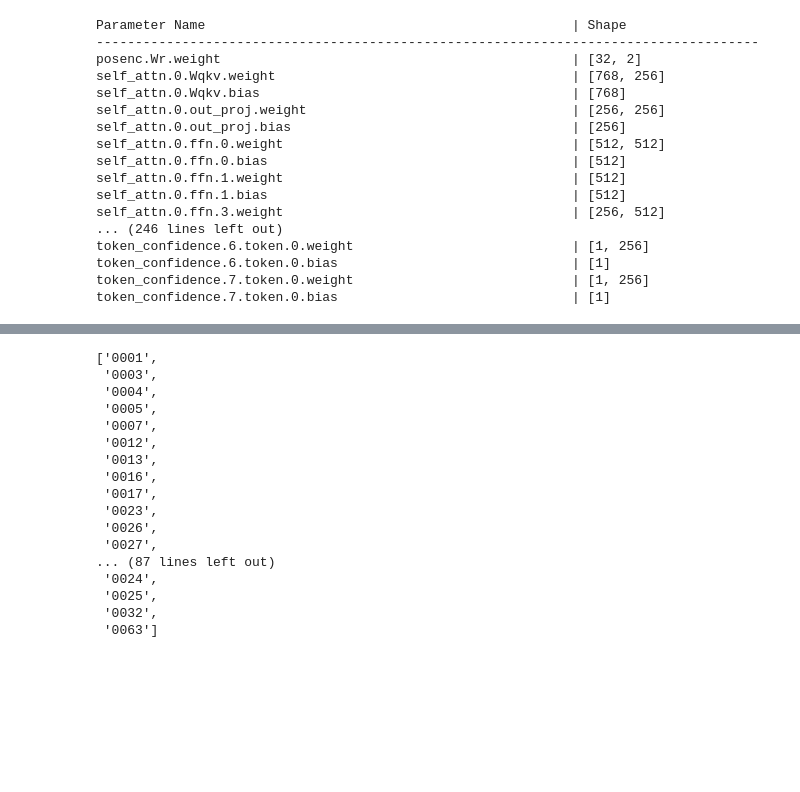
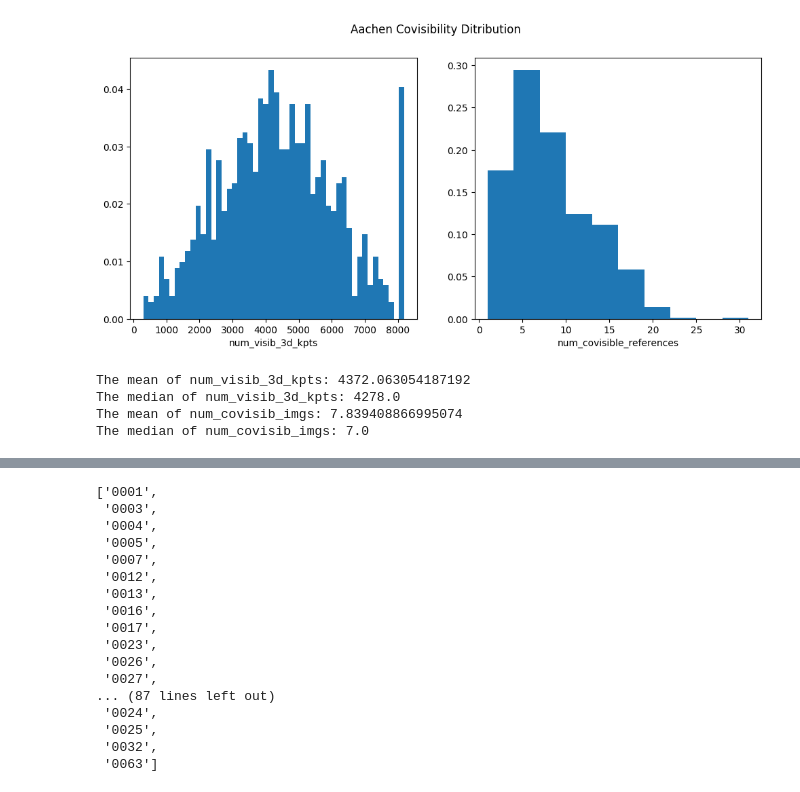
Before and after one commit to Jia0603/3d-2d-Matching-, a Jupyter notebook: file_writing_and_debugging.ipynb, the cells around one changed output, grey strips where cells are left out. Drawn from its saved outputs; the diff is of its cells as text; code cells hidden in the pictures; blank space fills up the shorter version.

```diff
--- a/file_writing_and_debugging.ipynb
+++ b/file_writing_and_debugging.ipynb
@@ -1,32 +0,0 @@
-# %%
-import torch
-
-path = "/home/x_jiagu/glue-factory/superpoint_lightglue.pth"
-state_dict = torch.load(path, map_location='cpu')
-
-if 'state_dict' in state_dict:
-    state_dict = state_dict['state_dict']
-
-print(f"{'Parameter Name':<60} | {'Shape':<20}")
-print("-" * 85)
-
-for name, param in state_dict.items():
-    print(f"{name:<60} | {str(list(param.shape)):<20}")
-# %% [output]
-Parameter Name                                               | Shape
--------------------------------------------------------------------------------------
-posenc.Wr.weight                                             | [32, 2]
-self_attn.0.Wqkv.weight                                      | [768, 256]
-self_attn.0.Wqkv.bias                                        | [768]
-self_attn.0.out_proj.weight                                  | [256, 256]
-self_attn.0.out_proj.bias                                    | [256]
-self_attn.0.ffn.0.weight                                     | [512, 512]
-self_attn.0.ffn.0.bias                                       | [512]
-self_attn.0.ffn.1.weight                                     | [512]
-self_attn.0.ffn.1.bias                                       | [512]
-self_attn.0.ffn.3.weight                                     | [256, 512]
-... (246 lines left out)
-token_confidence.6.token.0.weight                            | [1, 256]
-token_confidence.6.token.0.bias                              | [1]
-token_confidence.7.token.0.weight                            | [1, 256]
-token_confidence.7.token.0.bias                              | [1]
@@ -32,0 +6,40 @@ token_confidence.7.token.0.bias                              | [1]
+# %%
+aachen_covisib_path = Path("/proj/vlarsson/outputs_aachen/covisibility/covisibility_results.pkl")
+megadepth_covisib_path_all_scenes = Path("/proj/vlarsson/outputs/midterm_results/")
+full_mega_scenes_lst = Path(f"/proj/vlarsson/outputs/splits/full_scenes.txt")
+scene_names = [line.strip() for line in open(full_mega_scenes_lst, "r").readlines()]
+# %%
+def visualize_covisib_distribution(num_visib_3d, num_ref_images, title):
+    plt.figure(figsize = (12,5))
+
+    plt.subplot(1,2,1)
+    weights1 = np.ones_like(num_visib_3d) / len(num_visib_3d)
+    plt.hist(num_visib_3d, bins=50, weights=weights1)
+    plt.xlabel("num_visib_3d_kpts")
+
+    plt.subplot(1,2,2)
+    weights2 = np.ones_like(num_ref_images) / len(num_ref_images)
+    plt.hist(num_ref_images, bins=10, weights=weights2)
+    plt.xlabel("num_covisible_references")
+
+    plt.suptitle(title)
+    plt.show()
+
+    print(f"The mean of num_visib_3d_kpts: {np.mean(num_visib_3d)}")
+    print(f"The median of num_visib_3d_kpts: {np.median(num_visib_3d)}")
+    print(f"The mean of num_covisib_imgs: {np.mean(num_ref_images)}")
+    print(f"The median of num_covisib_imgs: {np.median(num_ref_images)}")
+# %%
+# compute aachen num_visible 3d distribution, num_ref_image ditribution
+with open(aachen_covisib_path, "rb") as f:
+    aachen_results = pickle.load(f)
+imgs = [img for img in aachen_results.keys()]
+aachen_num_visib_3d = [len(aachen_results[img]["unique_points"]) for img in imgs]
+aachen_num_refs = [len(aachen_results[img]["unique_images"]) for img in imgs]
+visualize_covisib_distribution(aachen_num_visib_3d, aachen_num_refs, "Aachen Covisibility Ditribution")
+# %% [output]
+[figure, added]
+The mean of num_visib_3d_kpts: 4372.063054187192
+The median of num_visib_3d_kpts: 4278.0
+The mean of num_covisib_imgs: 7.839408866995074
+The median of num_covisib_imgs: 7.0
```
Also changed, not shown: parts of 4 cells of this notebook, 11 other files.
